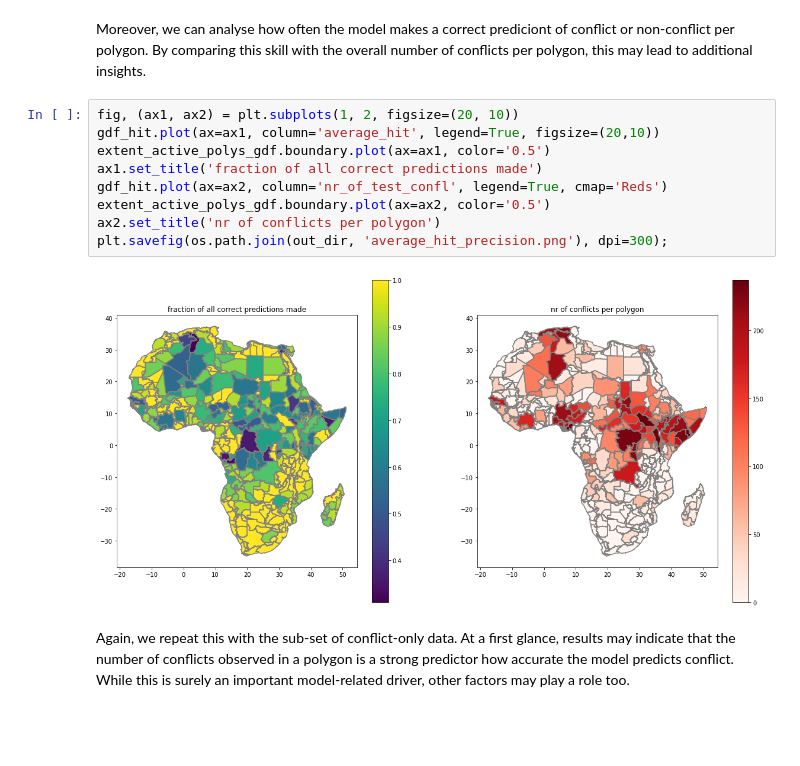
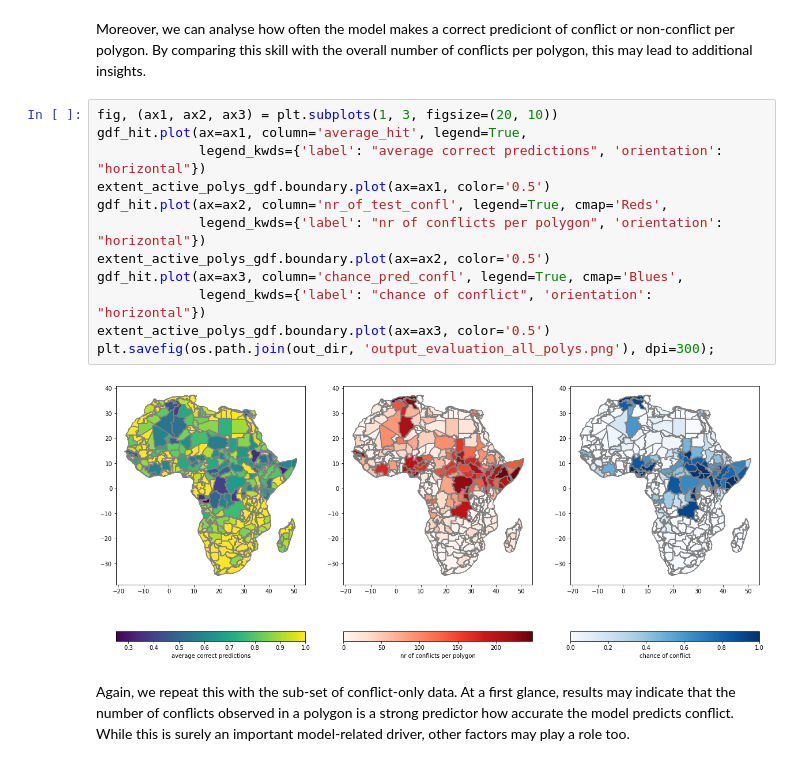
Before and after one commit to JannisHoch/copro, a Jupyter notebook: example/example_notebook.ipynb, the cells around one changed output. Cells and saved outputs as stored; diff of their text form; blank space fills up the shorter version.

Commit message:
small bugfix in plots.py and succesful testing in ipynb, html and script

```diff
--- a/example/example_notebook.ipynb
+++ b/example/example_notebook.ipynb
@@ -314,16 +337,19 @@ print('{0:0.2f} % of all active polygons are considered in test sample'.format(l
 # %% [markdown]
 Moreover, we can analyse how often the model makes a correct prediciont of conflict or non-conflict per polygon. By comparing this skill with the overall number of conflicts per polygon, this may lead to additional insights.
 # %%
-fig, (ax1, ax2) = plt.subplots(1, 2, figsize=(20, 10))
-gdf_hit.plot(ax=ax1, column='average_hit', legend=True, figsize=(20,10))
+fig, (ax1, ax2, ax3) = plt.subplots(1, 3, figsize=(20, 10))
+gdf_hit.plot(ax=ax1, column='average_hit', legend=True,
+             legend_kwds={'label': "average correct predictions", 'orientation': "horizontal"})
 extent_active_polys_gdf.boundary.plot(ax=ax1, color='0.5')
-ax1.set_title('fraction of all correct predictions made')
-gdf_hit.plot(ax=ax2, column='nr_of_test_confl', legend=True, cmap='Reds')
+gdf_hit.plot(ax=ax2, column='nr_of_test_confl', legend=True, cmap='Reds',
+             legend_kwds={'label': "nr of conflicts per polygon", 'orientation': "horizontal"})
 extent_active_polys_gdf.boundary.plot(ax=ax2, color='0.5')
-ax2.set_title('nr of conflicts per polygon')
-plt.savefig(os.path.join(out_dir, 'average_hit_precision.png'), dpi=300);
+gdf_hit.plot(ax=ax3, column='chance_pred_confl', legend=True, cmap='Blues',
+             legend_kwds={'label': "chance of conflict", 'orientation': "horizontal"})
+extent_active_polys_gdf.boundary.plot(ax=ax3, color='0.5')
+plt.savefig(os.path.join(out_dir, 'output_evaluation_all_polys.png'), dpi=300);
 # %% [output]
-[figure, old version]
+[figure, new version]
 # %% [markdown]
 Again, we repeat this with the sub-set of conflict-only data. At a first glance, results may indicate that the number of conflicts observed in a polygon is a strong predictor how accurate the model predicts conflict. While this is surely an important model-related driver, other factors may play a role too.
 # %%
```
Also changed, not shown: parts of 13 cells of this notebook, 2 other files.
